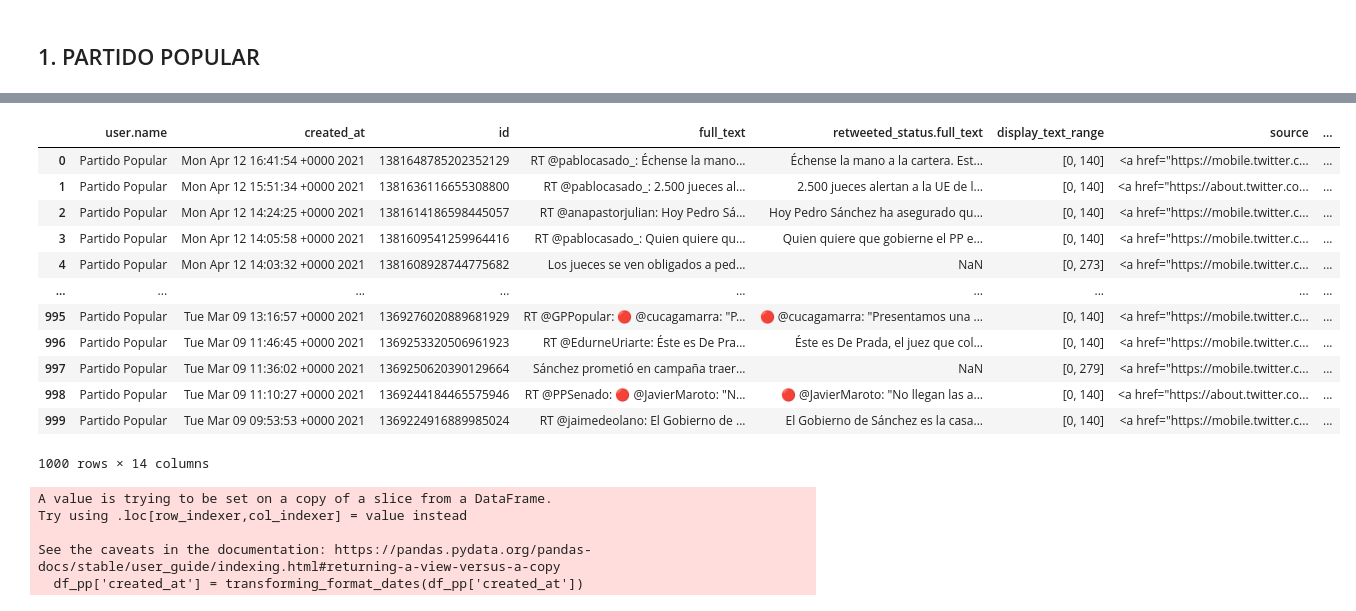
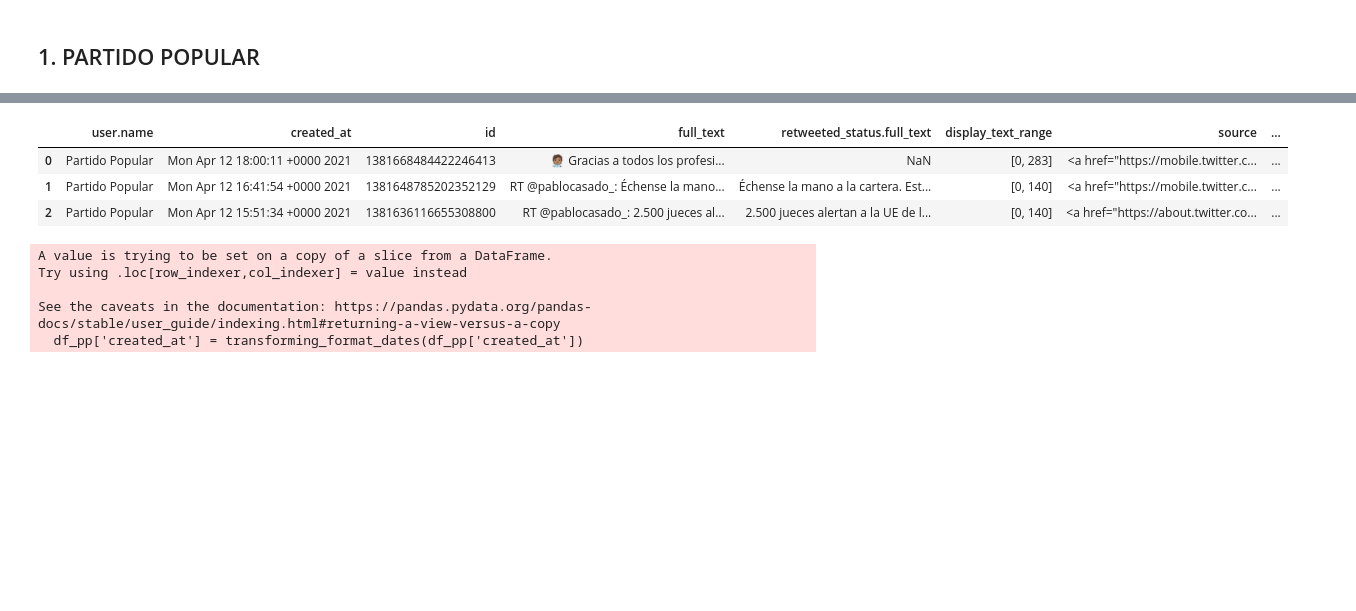
Before and after one commit to ssarahreyes/political_spanish_sentiment, a Jupyter notebook: notebooks/tweets_each_party.ipynb, the cells around one changed output, grey strips where cells are left out. Cells and saved outputs as stored; diff of their text form; code cells hidden in the pictures; blank space fills up the shorter version.

```diff
--- a/notebooks/tweets_each_party.ipynb
+++ b/notebooks/tweets_each_party.ipynb
@@ -62,21 +62,12 @@ columns_selected = ['user.name', 'created_at', 'id', 'full_text','retweeted_stat
 # %%
 df_pp = df_pp_alltweets[columns_selected]
 # %%
-df_pp
+df_pp.head(3)
 # %% [output]
 |  | user.name | created_at | id | full_text | retweeted_status.full_text | display_text_range | source | ... |
-| 0 | Partido Popular | Mon Apr 12 16:41:54 +0000 2021 | 1381648785202352129 | RT @pablocasado_: Échense la mano... | Échense la mano a la cartera. Est... | [0, 140] | <a href="https://mobile.twitter.c... | ... |
-| 1 | Partido Popular | Mon Apr 12 15:51:34 +0000 2021 | 1381636116655308800 | RT @pablocasado_: 2.500 jueces al... | 2.500 jueces alertan a la UE de l... | [0, 140] | <a href="https://about.twitter.co... | ... |
-| 2 | Partido Popular | Mon Apr 12 14:24:25 +0000 2021 | 1381614186598445057 | RT @anapastorjulian: Hoy Pedro Sá... | Hoy Pedro Sánchez ha asegurado qu... | [0, 140] | <a href="https://mobile.twitter.c... | ... |
-| 3 | Partido Popular | Mon Apr 12 14:05:58 +0000 2021 | 1381609541259964416 | RT @pablocasado_: Quien quiere qu... | Quien quiere que gobierne el PP e... | [0, 140] | <a href="https://mobile.twitter.c... | ... |
-| 4 | Partido Popular | Mon Apr 12 14:03:32 +0000 2021 | 1381608928744775682 | Los jueces se ven obligados a ped... | NaN | [0, 273] | <a href="https://mobile.twitter.c... | ... |
-| ... | ... | ... | ... | ... | ... | ... | ... | ... |
-| 995 | Partido Popular | Tue Mar 09 13:16:57 +0000 2021 | 1369276020889681929 | RT @GPPopular: 🔴 @cucagamarra: "P... | 🔴 @cucagamarra: "Presentamos una ... | [0, 140] | <a href="https://mobile.twitter.c... | ... |
-| 996 | Partido Popular | Tue Mar 09 11:46:45 +0000 2021 | 1369253320506961923 | RT @EdurneUriarte: Éste es De Pra... | Éste es De Prada, el juez que col... | [0, 140] | <a href="https://mobile.twitter.c... | ... |
-| 997 | Partido Popular | Tue Mar 09 11:36:02 +0000 2021 | 1369250620390129664 | Sánchez prometió en campaña traer... | NaN | [0, 279] | <a href="https://mobile.twitter.c... | ... |
-| 998 | Partido Popular | Tue Mar 09 11:10:27 +0000 2021 | 1369244184465575946 | RT @PPSenado: 🔴 @JavierMaroto: "N... | 🔴 @JavierMaroto: "No llegan las a... | [0, 140] | <a href="https://about.twitter.co... | ... |
-| 999 | Partido Popular | Tue Mar 09 09:53:53 +0000 2021 | 1369224916889985024 | RT @jaimedeolano: El Gobierno de ... | El Gobierno de Sánchez es la casa... | [0, 140] | <a href="https://mobile.twitter.c... | ... |
+| 0 | Partido Popular | Mon Apr 12 18:00:11 +0000 2021 | 1381668484422246413 | 🧑🏽‍⚕️ Gracias a todos los profesi... | NaN | [0, 283] | <a href="https://mobile.twitter.c... | ... |
+| 1 | Partido Popular | Mon Apr 12 16:41:54 +0000 2021 | 1381648785202352129 | RT @pablocasado_: Échense la mano... | Échense la mano a la cartera. Est... | [0, 140] | <a href="https://mobile.twitter.c... | ... |
+| 2 | Partido Popular | Mon Apr 12 15:51:34 +0000 2021 | 1381636116655308800 | RT @pablocasado_: 2.500 jueces al... | 2.500 jueces alertan a la UE de l... | [0, 140] | <a href="https://about.twitter.co... | ... |
-1000 rows × 14 columns
 # %%
 # cleaning dates column
 
```
Also changed, not shown: parts of 5 cells of this notebook, 1 other file.
